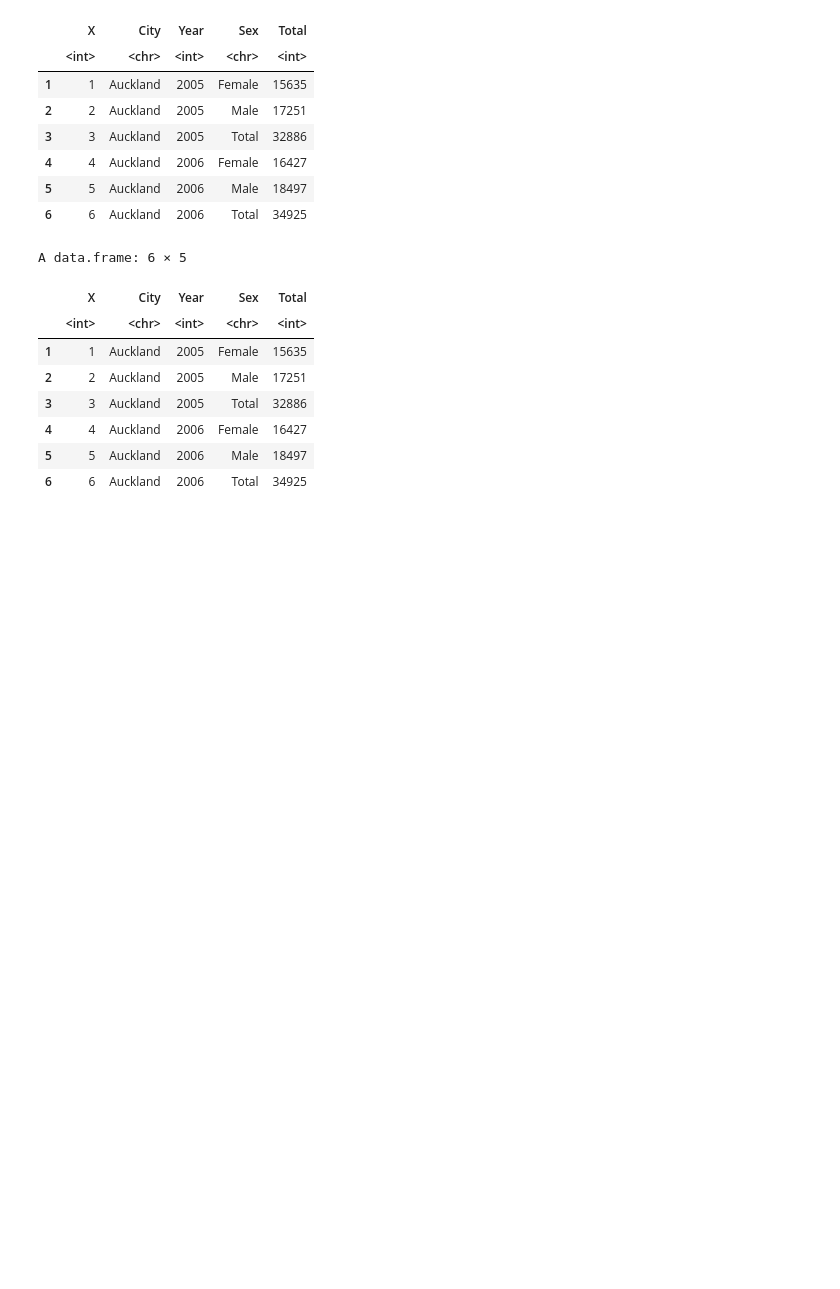
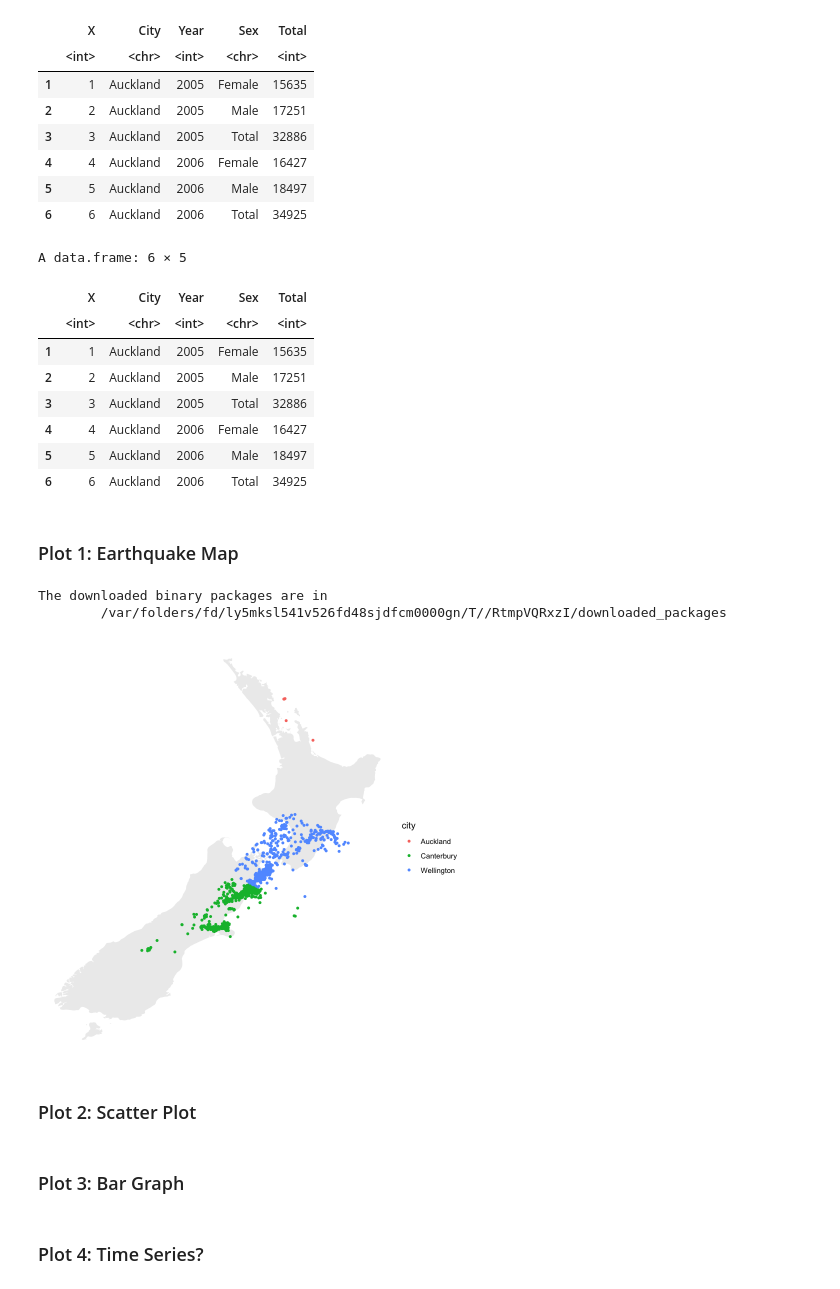
Before and after one commit to adaizh/datamac, a Jupyter notebook: GroupProject.ipynb, the cells around one changed output. Saved outputs shown, nothing was run; the diff lists cells and outputs as text; code cells hidden in the pictures; blank space fills up the shorter version.

Commit message:
added earthquake plot

```diff
--- a/GroupProject.ipynb
+++ b/GroupProject.ipynb
@@ -62,3 +62,32 @@ A data.frame: 6 × 5
 | 4 | 4 | Auckland | 2006 | Female | 16427 |
 | 5 | 5 | Auckland | 2006 | Male | 18497 |
 | 6 | 6 | Auckland | 2006 | Total | 34925 |
+# %% [markdown]
+### Plot 1: Earthquake Map
+# %%
+library(ggplot2)
+library(dplyr)
+
+# Get the world polygon and extract UK
+install.packages('maps')
+library(maps)
+
+NZ <- map_data("nz")
+# %% [output]
+The downloaded binary packages are in
+        /var/folders/fd/ly5mksl541v526fd48sjdfcm0000gn/T//RtmpVQRxzI/downloaded_packages
+# %%
+eq_data <- read.csv("FINAL_earthquake_data.csv") # TODO - change to the data package
+
+ggplot() +
+  geom_polygon(data = NZ, aes(x=long, y = lat, group = group), fill="grey", alpha=0.3) +
+  geom_point(data=eq_data, aes(x=longitude, y=latitude, col=city), size=1) +
+  theme_void()
+# %% [output]
+[figure, added]
+# %% [markdown]
+### Plot 2: Scatter Plot
+# %% [markdown]
+### Plot 3: Bar Graph
+# %% [markdown]
+### Plot 4: Time Series?
```
Also changed, not shown: 2 other files.
